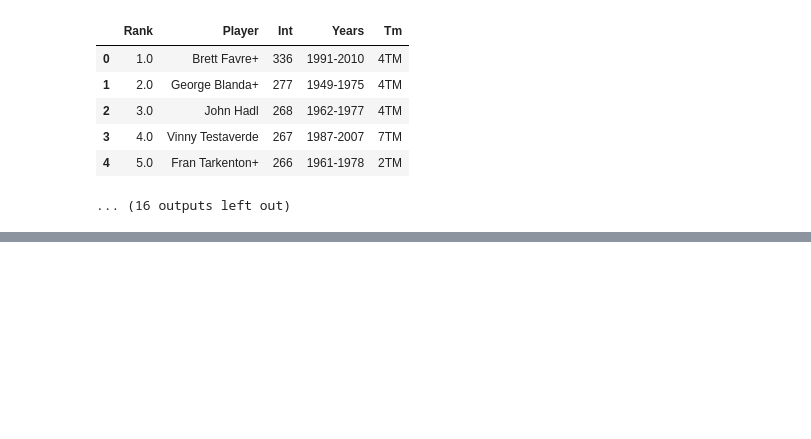
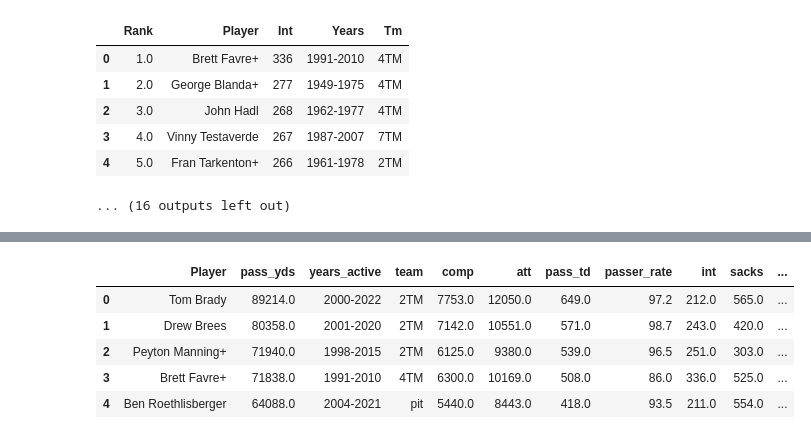
Before and after one commit to willablackmon/nfl_quarterback_draft, a Jupyter notebook: data_sourcing/qb_career_data.ipynb, the cells around one changed output, grey strips where cells are left out. Saved outputs shown, nothing was run; the diff lists cells and outputs as text; code cells hidden in the pictures; blank space fills up the shorter version.

Commit message:
updated career stats files

```diff
--- a/data_sourcing/qb_career_data.ipynb
+++ b/data_sourcing/qb_career_data.ipynb
@@ -217,0 +184,10 @@ DataFrame: pass_int
+# %%
+game_winning_df = dataframes['gwd'].drop(columns=['Link'])
+game_winning_df.head()
+dataframes['game_win_drives'] = game_winning_df
+display(game_winning_df.head())
+del dataframes['gwd']
+
+comebacks_df = dataframes['comebacks'].drop(columns=['Link'])
+display(comebacks_df.head())
+dataframes['comebacks'] = comebacks_df
@@ -217,0 +207,14 @@ DataFrame: pass_int
+# %%
+# List of DataFrame names
+df_names = list(dataframes.keys())
+# insert the first dataframe:
+merged_df = dataframes[df_names[0]]
+
+# interatively merge the Dataframes in df_names:
+for name in df_names[1:]:
+    if name in dataframes:
+        merged_df = pd.merge(merged_df, dataframes[name],
+                             on=['Player', 'Years', 'Tm'], how='outer')
+        display(f'{name}')
+        display(merged_df.head())
+        display(merged_df.info())
@@ -218,3 +286,22 @@ DataFrame: pass_int
+# %%
+# map old column names to new more column names
+merged_df.columns
+old_cols = ['Player', 'Yds_x', 'Years', 'Tm', 'Cmp', 'Att', 'TD', 'Rate', 'Int', \
+       'Sk', 'Yds_y', 'Pick6', 'Y/G', 'Cmp%', 'Int%', '4QC', 'GWD']
+new_cols = ['Player', 'pass_yds', 'years_active', 'team', 'comp', 'att', 'pass_td', 'passer_rate', 'int', \
+       'sacks', 'lost_yards', 'pick_6', 'pass_yards_game', 'comp_%', 'int_%', 'comebacks', 'game_win_drive']
+
+# Create lists into dictionary
+columns_mapping = dict(zip(old_cols, new_cols))
+career_stats_df = merged_df.rename(columns= columns_mapping)
+career_stats_df.head()
+# %% [output]
+|  | Player | pass_yds | years_active | team | comp | att | pass_td | passer_rate | int | sacks | ... |
+| 0 | Tom Brady | 89214.0 | 2000-2022 | 2TM | 7753.0 | 12050.0 | 649.0 | 97.2 | 212.0 | 565.0 | ... |
+| 1 | Drew Brees | 80358.0 | 2001-2020 | 2TM | 7142.0 | 10551.0 | 571.0 | 98.7 | 243.0 | 420.0 | ... |
+| 2 | Peyton Manning+ | 71940.0 | 1998-2015 | 2TM | 6125.0 | 9380.0 | 539.0 | 96.5 | 251.0 | 303.0 | ... |
+| 3 | Brett Favre+ | 71838.0 | 1991-2010 | 4TM | 6300.0 | 10169.0 | 508.0 | 86.0 | 336.0 | 525.0 | ... |
+| 4 | Ben Roethlisberger | 64088.0 | 2004-2021 | pit | 5440.0 | 8443.0 | 418.0 | 93.5 | 211.0 | 554.0 | ... |
 # %%
 #Export csv
 csv_path = "../Resources/qb_career_stats.csv"
```
Also changed, not shown: parts of 4 cells of this notebook, 2 other files.
